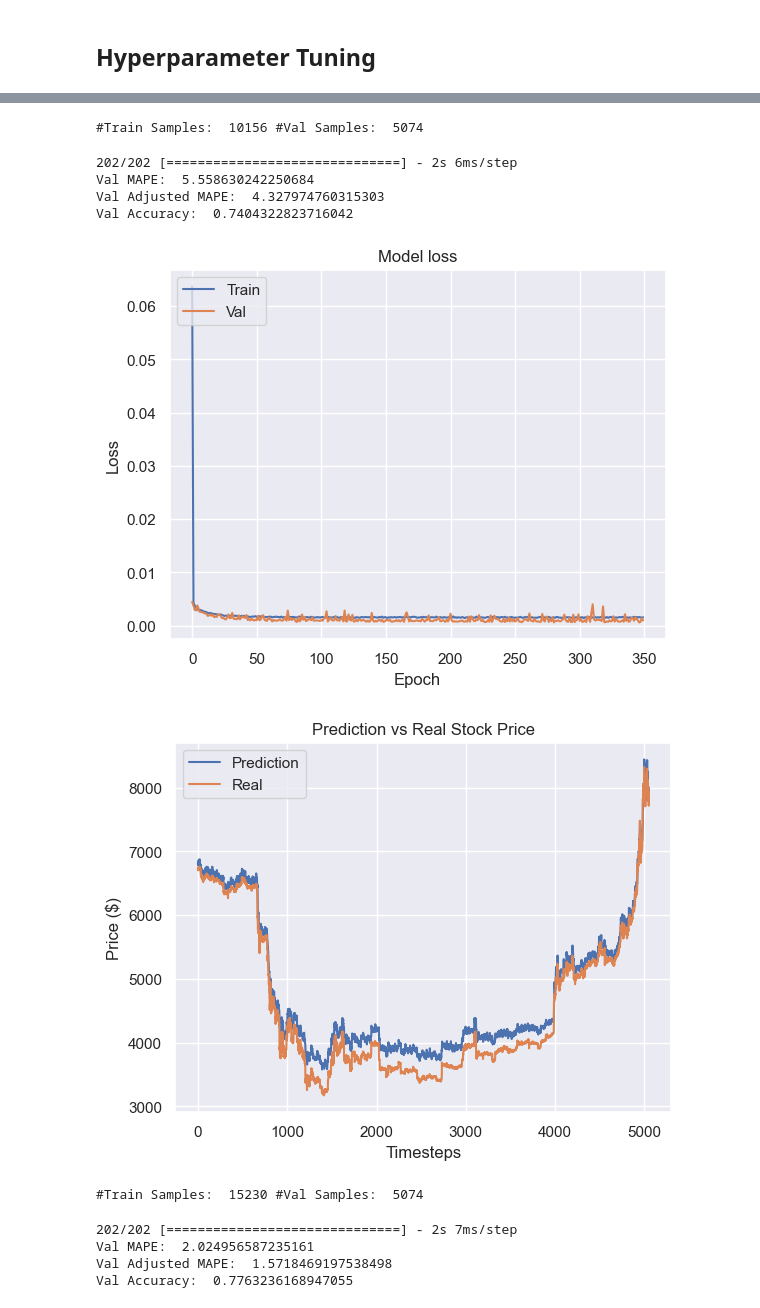
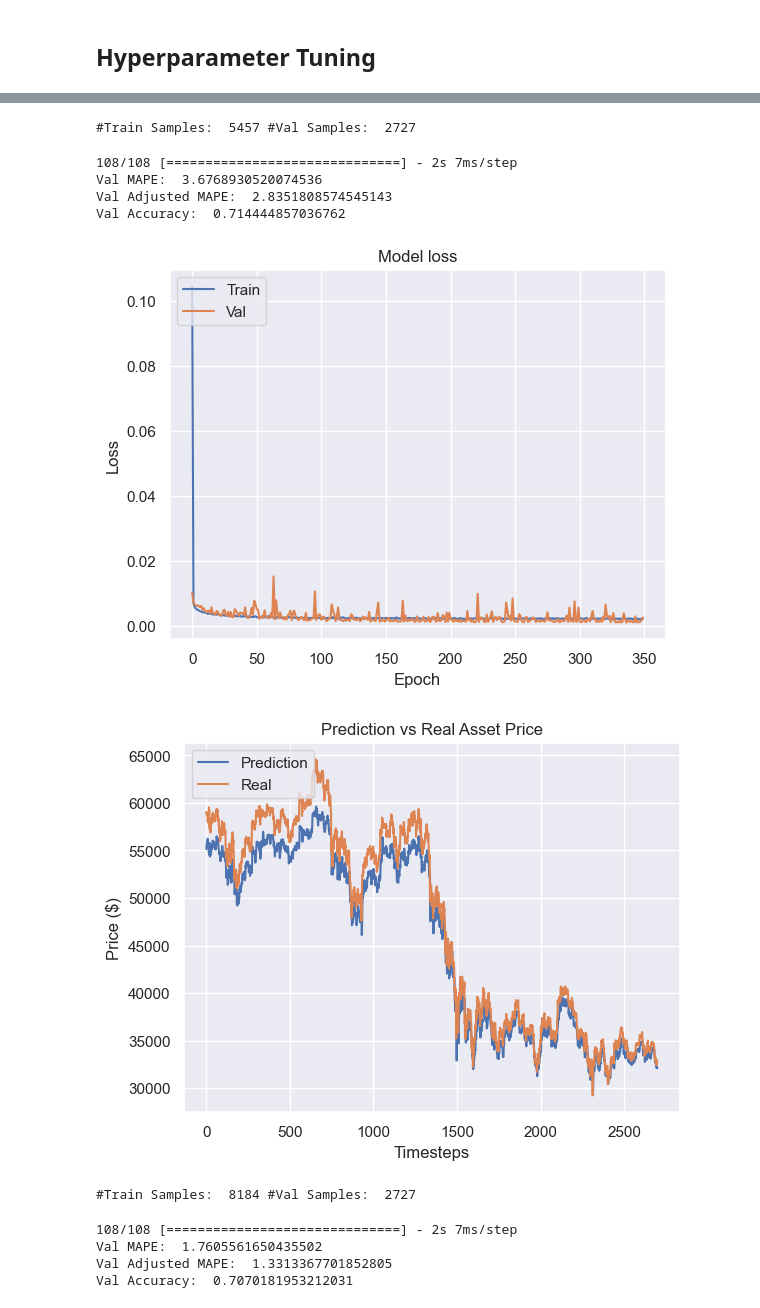
Before and after one commit to DarthShoge/SENN-Ensemble, a Jupyter notebook: Prediction/historical_crypto_data_prediction.ipynb, the cells around one changed output, grey strips where cells are left out. Drawn from its saved outputs; the diff is of its cells as text; code cells hidden in the pictures.

Commit message:
Fixed target value

```diff
--- a/Prediction/historical_crypto_data_prediction.ipynb
+++ b/Prediction/historical_crypto_data_prediction.ipynb
@@ -34,8 +34,9 @@ from tensorflow.keras import optimizers, regularizers
 # %% [markdown]
 # Import Data
 # %%
-df = pd.read_csv('../Dataset/crypto/BTCUSDT_data_prepared.csv')
+df = pd.read_csv('../Dataset/crypto/BTCUSDT_data_prepared.csv').iloc[-30000:]
 # df=df.drop('Unnamed: 0',1)|
 df=df[['Open','High','Low','Close','Volume','SMA_indicator','close_diff_Upper_Bollinger','close_diff_Lower_Bollinger','Bollinger_indicator','true_range','date','weekday','time','close_before_1','close_before_2','close_before_3','close_before_4','close_before_5','close_before_6','close_before_7','close_before_8','close_before_9']]
 df=df[~(pd.isnull(df.close_before_9))]
 df=df.reset_index(drop=True)
+df
@@ -131,17 +146,35 @@ def plot_results(history, y_pred_org, y_val_org):
     plt.legend(['Prediction', 'Real'], loc='upper left')
     plt.show()
 
+
 def cross_val(df, TIME_STEPS, BATCH_SIZE, n_fold, input_dropout, hidden_dropout, l2_regularizer, lstm_units_1, lstm_units_2, hidden_units_1, hidden_units_2, optimizer, epochs):
     tscv = TimeSeriesSplit(n_splits=n_fold)
+    df['target_close'] = df['Close'].shift(-1)
     mape_list, adj_mape_list, acc_list = [], [], []
 
     for train_index, val_index in tscv.split(df):
         print("#Train Samples: ", len(train_index), "#Val Samples: ", len(val_index))
-        df_train_raw, df_val_raw = df.loc[train_index,:], df.loc[val_index,:]
+
+        # Split the data into training and validation sets
+        df_train_raw, df_val_raw = df.iloc[train_index, :], df.iloc[val_index, :]
+
+        # Drop the last row from training and validation sets to avoid NaN values in the target variable
+        df_train_raw = df_train_raw[:-1]
+        df_val_raw = df_val_raw[:-1]
+
+        # Extract the target variable for training and validation sets
+        y_train = df_train_raw['target_close'].values
+        y_val = df_val_raw['target_close'].values
+
+        # # Drop the target variable from features
+        # df_train_raw = df_train_raw.drop(columns=['target_close'])
+        # df_val_raw = df_val_raw.drop(columns=['target_close'])
+
+        close_index = utils.get_column_index(df_train_raw, 'target_close')
 
         df_train_scaled, df_val_scaled, scaler = scale_data(df_train_raw, df_val_raw)
-        x_train, y_train = utils.build_timeseries(df_train_scaled, 3, TIME_STEPS)
-        x_val, y_val = utils.build_timeseries(df_val_scaled, 3, TIME_STEPS)
+        x_train, y_train = utils.build_timeseries(df_train_scaled, close_index, TIME_STEPS)
+        x_val, y_val = utils.build_timeseries(df_val_scaled, close_index, TIME_STEPS)
         x_train, y_train = utils.trim_dataset(x_train, BATCH_SIZE), utils.trim_dataset(y_train, BATCH_SIZE)
         x_val, y_val = utils.trim_dataset(x_val, BATCH_SIZE), utils.trim_dataset(y_val, BATCH_SIZE)
 
@@ -176,5 +209,3 @@ def cross_val(df, TIME_STEPS, BATCH_SIZE, n_fold, input_dropout, hidden_dropout,
     print('Input Dropout Rate: {}'.format(input_dropout))
     print('Hidden Dropout Rate: {}'.format(hidden_dropout))
     print('Optimizer: {}'.format(optimizer))
-
-# Note: Ensure 'utils' module is properly defined with required functions like 'build_timeseries', 'trim_dataset', 'mape', and 'adjusted_mape'.
@@ -201,6 +216,6 @@ cross_val(df,TIME_STEPS=7,BATCH_SIZE=25,n_fold=10,
           input_dropout=0,hidden_dropout=0.2,l2_regularizer=0.005,
           lstm_units_1=256,lstm_units_2=128,
           hidden_units_1=128,hidden_units_2=64,
-          optimizer=tf.keras.optimizers.tlegacy.Adam(learning_rate=0.0005),
+          optimizer=tf.keras.optimizers.legacy.Adam(learning_rate=0.0005),
           epochs=350)
 # %% [output]
@@ -214,12 +229,12 @@ Val Accuracy:  0.7713662502478683
-#Train Samples:  10156 #Val Samples:  5074
+#Train Samples:  5457 #Val Samples:  2727
-202/202 [==============================] - 2s 6ms/step
-Val MAPE:  5.558630242250684
-Val Adjusted MAPE:  4.327974760315303
-Val Accuracy:  0.7404322823716042
+108/108 [==============================] - 2s 7ms/step
+Val MAPE:  3.6768930520074536
+Val Adjusted MAPE:  2.8351808574545143
+Val Accuracy:  0.714444857036762
-[figure, old version]
+[figure, new version]
-[figure, old version]
+[figure, new version]
-#Train Samples:  15230 #Val Samples:  5074
+#Train Samples:  8184 #Val Samples:  2727
-202/202 [==============================] - 2s 7ms/step
-Val MAPE:  2.024956587235161
-Val Adjusted MAPE:  1.5718469197538498
-Val Accuracy:  0.7763236168947055
+108/108 [==============================] - 2s 7ms/step
+Val MAPE:  1.7605561650435502
+Val Adjusted MAPE:  1.3313367701852805
+Val Accuracy:  0.7070181953212031
```
Also changed, not shown: parts of 3 cells of this notebook, 1 other file.
